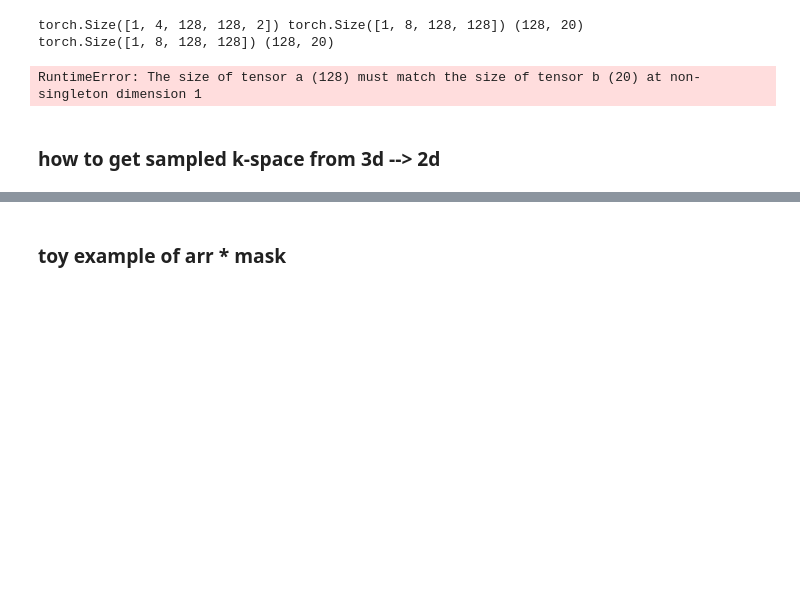
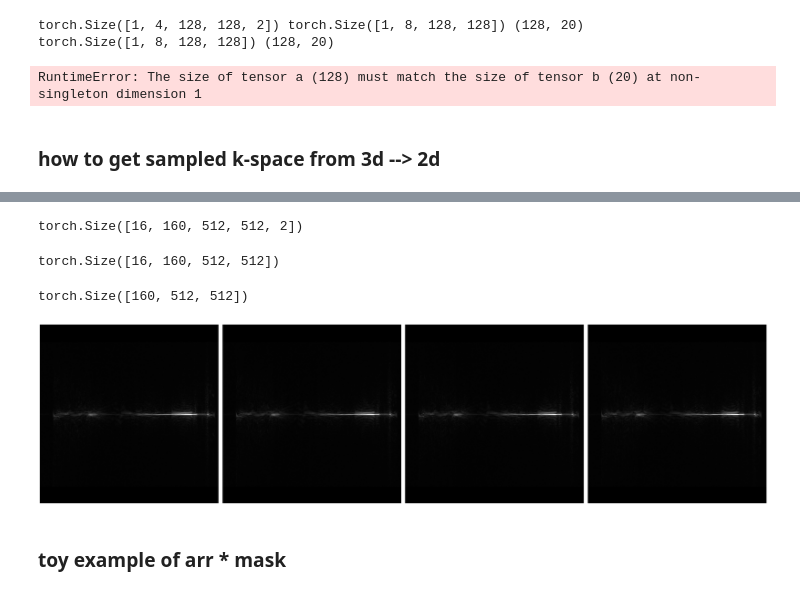
Before and after one commit to davevanveen/unsup_mri, a Jupyter notebook: ipynb/20201020_3d_mri_toy_dataset.ipynb, the cells around one changed output, grey strips where cells are left out. Saved outputs shown, nothing was run; the diff lists cells and outputs as text; code cells hidden in the pictures; blank space fills up the shorter version.

```diff
--- a/ipynb/20201020_3d_mri_toy_dataset.ipynb
+++ b/ipynb/20201020_3d_mri_toy_dataset.ipynb
@@ -242,3 +256,33 @@ arr.shape[1]
+# %%
+# NOTE: i get a different result when doing shift before/after than just doing ifft
+# include normalized or not?
+
+ss_img = ifftshift(ss_, dim=(-4,-3,-2))
+ss_img = torch.ifft(ss_img, 3, normalized=True)
+ss_img = fftshift(ss_img, dim=(-4,-3,-2))
+
+# ss_img = torch.ifft(ss_, 3)
+
+ss_img.shape
+# %% [output]
+torch.Size([16, 160, 512, 512, 2])
+# %%
+# combine complex channels
+ss_img = torch.sqrt(torch.sum(torch.square(ss_img), axis=-1))
+ss_img.shape
+# %% [output]
+torch.Size([16, 160, 512, 512])
+# %%
+# combine coils via rss
+ss_img = torch.sqrt(torch.sum(torch.square(ss_img), axis=0))
+ss_img.shape
+# %% [output]
+torch.Size([160, 512, 512])
+# %%
+ss_mid = ss_img[78:82] # get central four slices
+plot_slices(ss_mid)
+# %% [output]
+[figure, added]
 # %% [markdown]
 ### toy example of arr * mask
 # %%
```
Also changed, not shown: parts of 23 cells of this notebook.
